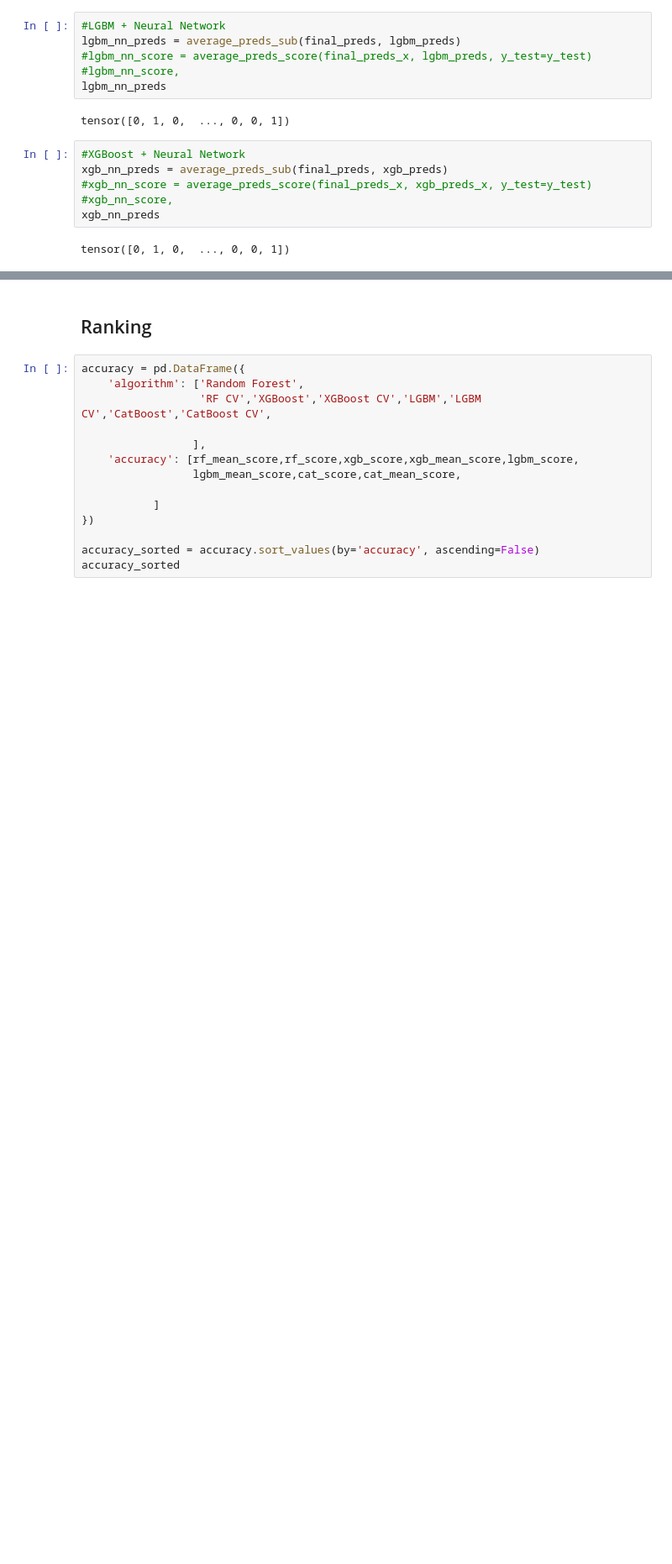
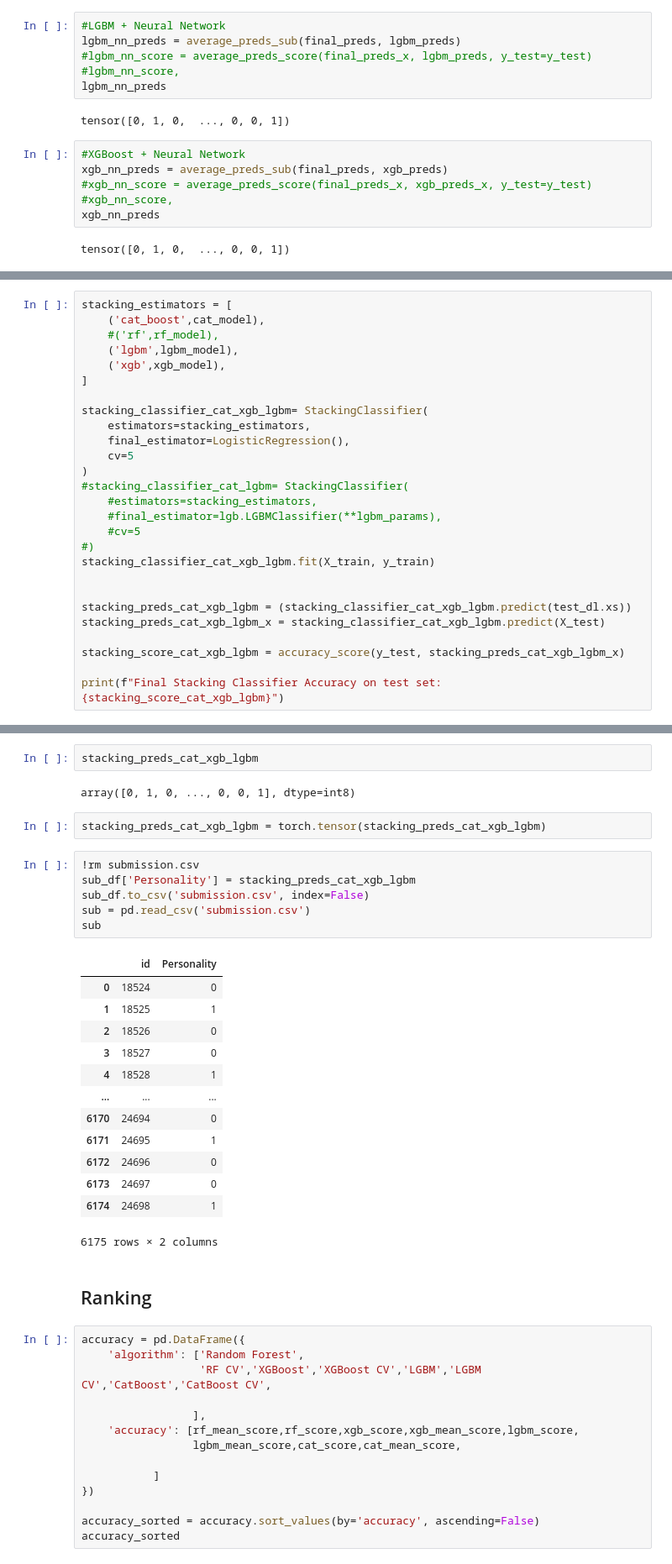
Before and after one commit to rubanzasilva/ps_s5_e7, a Jupyter notebook: s5e7-fastai-gmbs.ipynb, the cells around one changed output, grey strips where cells are left out. Shown at 84% size. Cells and saved outputs as stored; diff of their text form; blank space fills up the shorter version.

Commit message:
Kaggle Notebook | s5e7_fastai_gradient_boosting | Version 32

```diff
--- a/s5e7-fastai-gmbs.ipynb
+++ b/s5e7-fastai-gmbs.ipynb
@@ -1392,0 +1399,27 @@ tensor([0, 1, 0,  ..., 0, 0, 1])
+# %%
+stacking_estimators = [
+    ('cat_boost',cat_model),
+    #('rf',rf_model),
+    ('lgbm',lgbm_model),
+    ('xgb',xgb_model),
+]
+
+stacking_classifier_cat_xgb_lgbm= StackingClassifier(
+    estimators=stacking_estimators,
+    final_estimator=LogisticRegression(),
+    cv=5
+)
+#stacking_classifier_cat_lgbm= StackingClassifier(
+    #estimators=stacking_estimators,
+    #final_estimator=lgb.LGBMClassifier(**lgbm_params),
+    #cv=5
+#)
+stacking_classifier_cat_xgb_lgbm.fit(X_train, y_train)
+
+
+stacking_preds_cat_xgb_lgbm = (stacking_classifier_cat_xgb_lgbm.predict(test_dl.xs))
+stacking_preds_cat_xgb_lgbm_x = stacking_classifier_cat_xgb_lgbm.predict(X_test)
+
+stacking_score_cat_xgb_lgbm = accuracy_score(y_test, stacking_preds_cat_xgb_lgbm_x)
+
+print(f"Final Stacking Classifier Accuracy on test set: {stacking_score_cat_xgb_lgbm}")
@@ -1393,3 +1448,29 @@ tensor([0, 1, 0,  ..., 0, 0, 1])
+# %%
+stacking_preds_cat_xgb_lgbm
+# %% [output]
+array([0, 1, 0, ..., 0, 0, 1], dtype=int8)
+# %%
+stacking_preds_cat_xgb_lgbm = torch.tensor(stacking_preds_cat_xgb_lgbm)
+# %%
+!rm submission.csv
+sub_df['Personality'] = stacking_preds_cat_xgb_lgbm
+sub_df.to_csv('submission.csv', index=False)
+sub = pd.read_csv('submission.csv')
+sub
+# %% [output]
+|  | id | Personality |
+| 0 | 18524 | 0 |
+| 1 | 18525 | 1 |
+| 2 | 18526 | 0 |
+| 3 | 18527 | 0 |
+| 4 | 18528 | 1 |
+| ... | ... | ... |
+| 6170 | 24694 | 0 |
+| 6171 | 24695 | 1 |
+| 6172 | 24696 | 0 |
+| 6173 | 24697 | 0 |
+| 6174 | 24698 | 1 |
+6175 rows × 2 columns
 # %% [markdown]
 ## Ranking
 # %%
```
Also changed, not shown: parts of 46 cells of this notebook.
